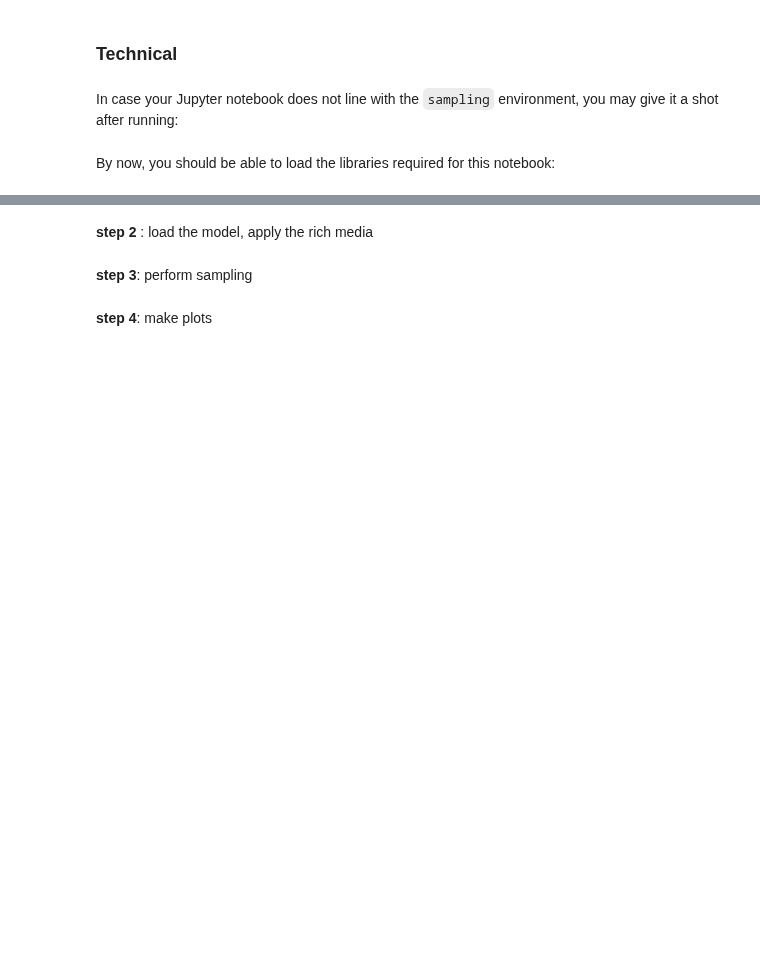
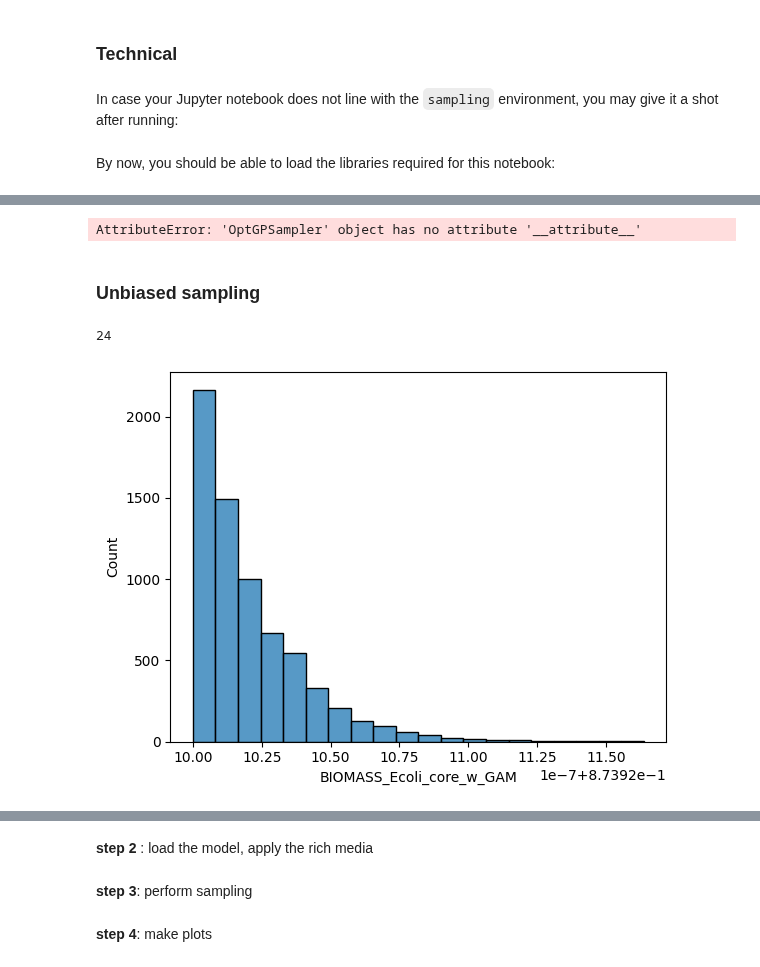
Before and after one commit to hariszaf/metabolic_toy_model, a Jupyter notebook: flux_sampling.ipynb, the cells around one changed output, grey strips where cells are left out. Saved outputs shown, nothing was run; the diff lists cells and outputs as text; code cells hidden in the pictures; blank space fills up the shorter version.

```diff
--- a/flux_sampling.ipynb
+++ b/flux_sampling.ipynb
@@ -314,0 +136,8 @@ import matplotlib.pyplot as plt
+# %%
+cwd = Path(".").absolute()
+
+agora_models_path = cwd / "files" / "models" / "AGORA"
+
+bt_agora_filename = "Bacteroides_thetaiotaomicron_3731.xml"
+bh_agora_filename = "Blautia_hydrogenotrophica_DSM_10507.xml"
+ri_agora_filename = "Roseburia_intestinalis_L1_82.xml"
@@ -314,0 +318,6 @@ import matplotlib.pyplot as plt
+# %%
+def sample_with_generate_ss(model, ESS=2000, PSRF=True):
+    sampler       = dingo.PolytopeSampler(model)
+    samples_ss    = sampler.generate_steady_states(ess=ESS, psrf = PSRF)
+    samples_ss_df = pd.DataFrame.from_records(samples_ss, index = model.reactions)
+    return samples_ss, samples_ss_df
@@ -314,0 +359,23 @@ import matplotlib.pyplot as plt
+# %%
+bt_optgp_sampler.
+# %% [output]
+AttributeError: 'OptGPSampler' object has no attribute '__attribute__'
+# %% [markdown]
+### **Unbiased sampling**
+# %%
+# Load model as dingo model
+ecoli_dmodel = dingo.MetabolicNetwork.from_sbml((cwd / "files/models/e_coli_core.xml").as_posix())
+
+# Fire sampling using generate_steady_states() on initial model - biased since objective function is pointing to the biomass pseudo-reaction
+ecoli_samples_ss, ecoli_samples_ss_df = sample_with_generate_ss(ecoli_dmodel)
+# %%
+ecoli_dmodel.reactions.index("BIOMASS_Ecoli_core_w_GAM")
+# %% [output]
+24
+# %%
+# Plot histogram
+data = ecoli_samples_ss_df.loc["BIOMASS_Ecoli_core_w_GAM"]
+sns.histplot(data, bins=20, kde=False)
+plt.show()
+# %% [output]
+[figure, added]
```
Also changed, not shown: parts of 113 cells of this notebook, 2 other files.
